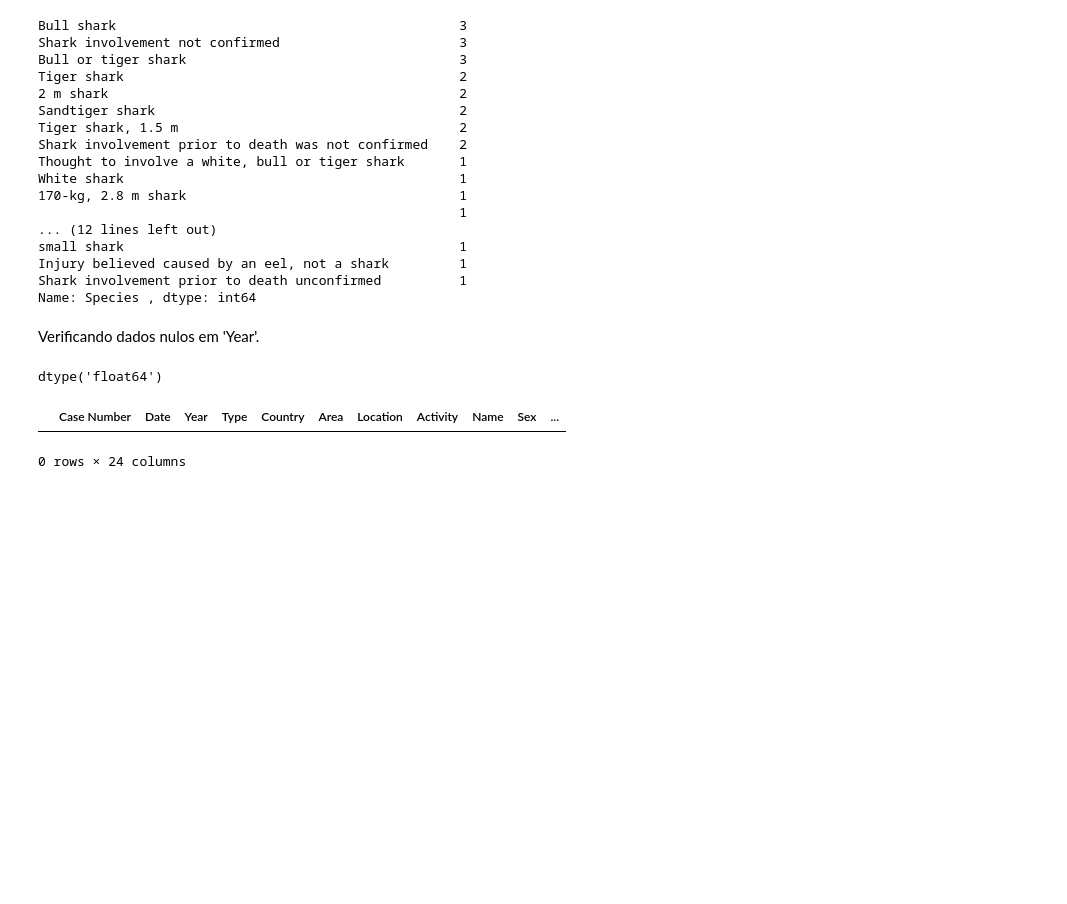
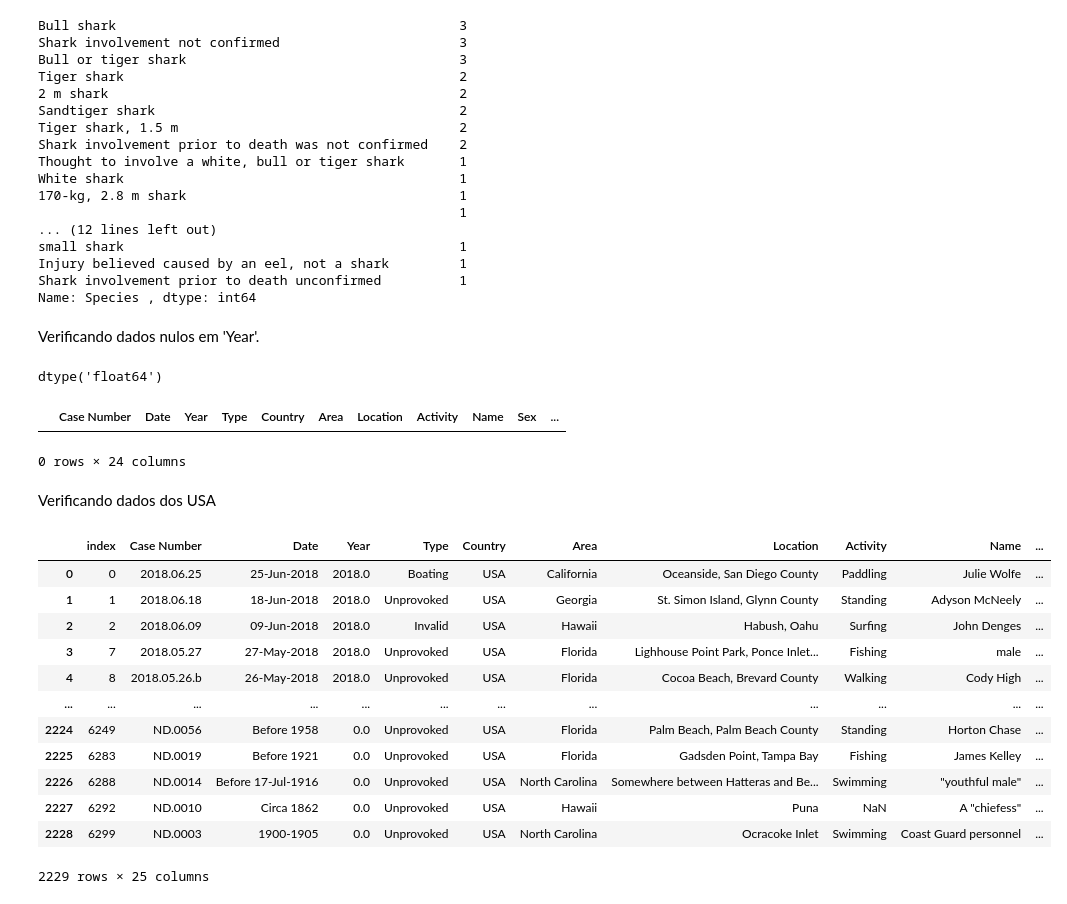
Before and after one commit to patrick-S-DS/Shark-Attack, a Jupyter notebook: shark-Attack.ipynb, the cells around one changed output. Cells and saved outputs as stored; diff of their text form; code cells hidden in the pictures; blank space fills up the shorter version.

Commit message:
Acessando dados USA
Acessando dados USA

```diff
--- a/shark-Attack.ipynb
+++ b/shark-Attack.ipynb
@@ -144,3 +144,22 @@ dados_brazil[dados_brazil['Year'].isnull()]
 # %% [output]
 |  | Case Number | Date | Year | Type | Country | Area | Location | Activity | Name | Sex | ... |
 0 rows × 24 columns
+# %% [markdown]
+Verificando dados dos USA
+# %%
+dados_usa = dados[dados['Country'] == 'USA']
+dados_usa.reset_index()
+# %% [output]
+|  | index | Case Number | Date | Year | Type | Country | Area | Location | Activity | Name | ... |
+| 0 | 0 | 2018.06.25 | 25-Jun-2018 | 2018.0 | Boating | USA | California | Oceanside, San Diego County | Paddling | Julie Wolfe | ... |
+| 1 | 1 | 2018.06.18 | 18-Jun-2018 | 2018.0 | Unprovoked | USA | Georgia | St. Simon Island, Glynn County | Standing | Adyson McNeely | ... |
+| 2 | 2 | 2018.06.09 | 09-Jun-2018 | 2018.0 | Invalid | USA | Hawaii | Habush, Oahu | Surfing | John Denges | ... |
+| 3 | 7 | 2018.05.27 | 27-May-2018 | 2018.0 | Unprovoked | USA | Florida | Lighhouse Point Park, Ponce Inlet... | Fishing | male | ... |
+| 4 | 8 | 2018.05.26.b | 26-May-2018 | 2018.0 | Unprovoked | USA | Florida | Cocoa Beach, Brevard County | Walking | Cody High | ... |
+| ... | ... | ... | ... | ... | ... | ... | ... | ... | ... | ... | ... |
+| 2224 | 6249 | ND.0056 | Before 1958 | 0.0 | Unprovoked | USA | Florida | Palm Beach, Palm Beach County | Standing | Horton Chase | ... |
+| 2225 | 6283 | ND.0019 | Before 1921 | 0.0 | Unprovoked | USA | Florida | Gadsden Point, Tampa Bay | Fishing | James Kelley | ... |
+| 2226 | 6288 | ND.0014 | Before 17-Jul-1916 | 0.0 | Unprovoked | USA | North Carolina | Somewhere between Hatteras and Be... | Swimming | "youthful male" | ... |
+| 2227 | 6292 | ND.0010 | Circa 1862 | 0.0 | Unprovoked | USA | Hawaii | Puna | NaN | A "chiefess" | ... |
+| 2228 | 6299 | ND.0003 | 1900-1905 | 0.0 | Unprovoked | USA | North Carolina | Ocracoke Inlet | Swimming | Coast Guard personnel | ... |
+2229 rows × 25 columns
```
Also changed, not shown: parts of 2 cells of this notebook.
